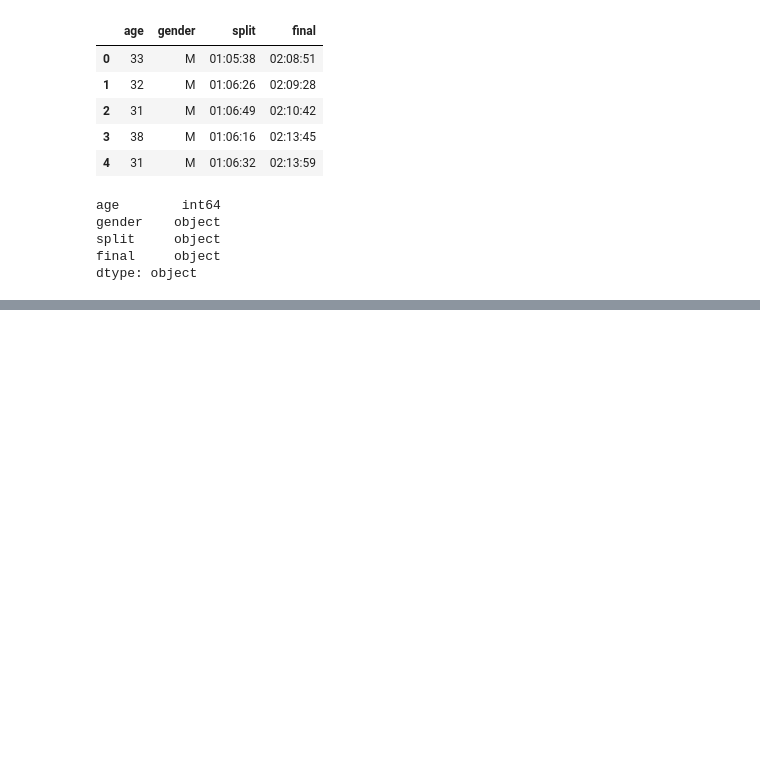
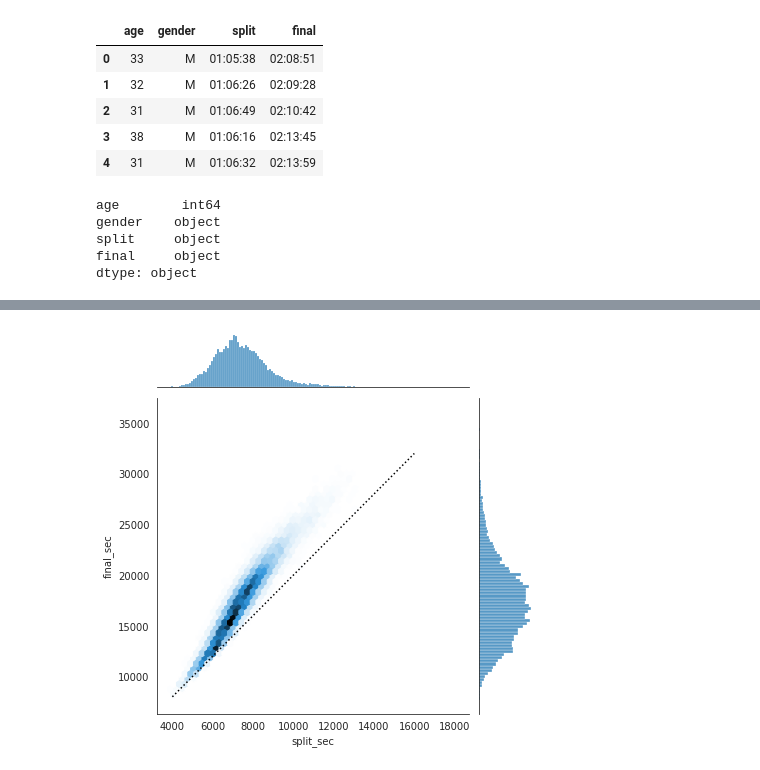
Before and after one commit to crickmj/Python_begins, a Jupyter notebook: for Practice/practice4.ipynb, the cells around one changed output, grey strips where cells are left out. Cells and saved outputs as stored; diff of their text form; code cells hidden in the pictures; blank space fills up the shorter version.

```diff
--- a/for Practice/practice4.ipynb
+++ b/for Practice/practice4.ipynb
@@ -63,0 +71,4 @@ AttributeError: 'DataFrame' object has no attribute 'dtype'
+# %%
+data['split_sec'] = data['split'].astype(int) / 1E9
+data['final_sec'] = data['final'].astype(int) / 1E9
+data.head()
@@ -63,0 +82,7 @@ AttributeError: 'DataFrame' object has no attribute 'dtype'
+# %%
+with sns.axes_style('white'):
+    g = sns.jointplot("split_sec", "final_sec", data, kind='hex')
+    g.ax_joint.plot(np.linspace(4000, 16000),
+                    np.linspace(8000,32000), ':k')
+# %% [output]
+[figure, added]
```
Also changed, not shown: parts of 6 cells of this notebook.
